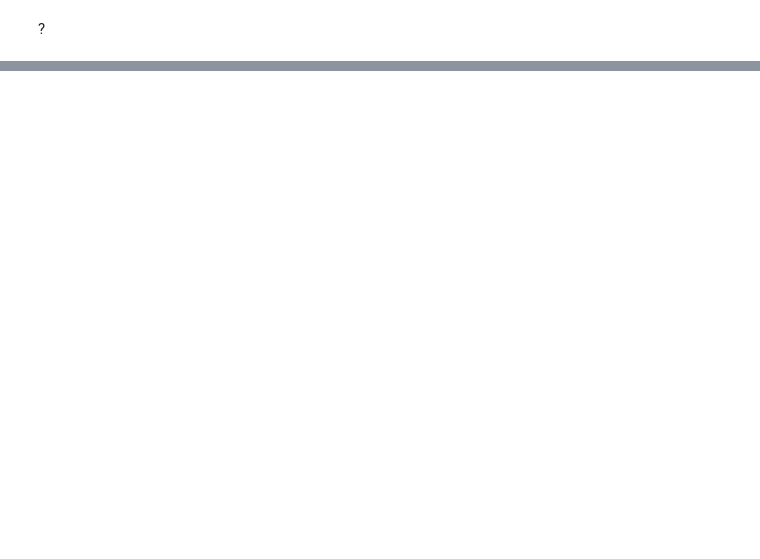
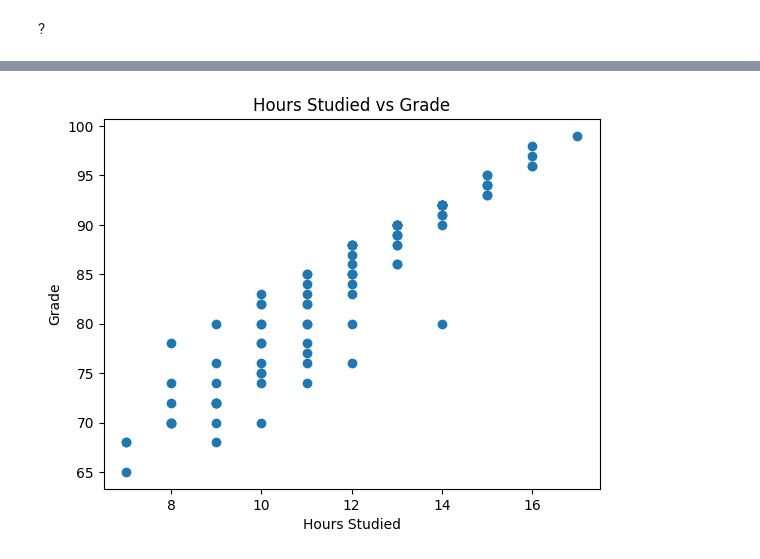
Before and after one commit to Morgva/dt-2026-data-visualisation, a Jupyter notebook: notebooks/DigitalHumanities/ClassWork/Comp.ipynb, the cells around one changed output, grey strips where cells are left out. Saved outputs shown, nothing was run; the diff lists cells and outputs as text; code cells hidden in the pictures; blank space fills up the shorter version.

```diff
--- a/notebooks/DigitalHumanities/ClassWork/Comp.ipynb
+++ b/notebooks/DigitalHumanities/ClassWork/Comp.ipynb
@@ -23,0 +31,8 @@ Text(0, 0.5, 'Average Hours Studied')
+# %%
+plt.scatter(df["Hours_Studied"], df["Grade"])
+plt.xlabel("Hours Studied")
+plt.ylabel("Grade")
+plt.title("Hours Studied vs Grade")
+plt.show()
+# %% [output]
+[figure, added]
```
Also changed, not shown: parts of 4 cells of this notebook.
